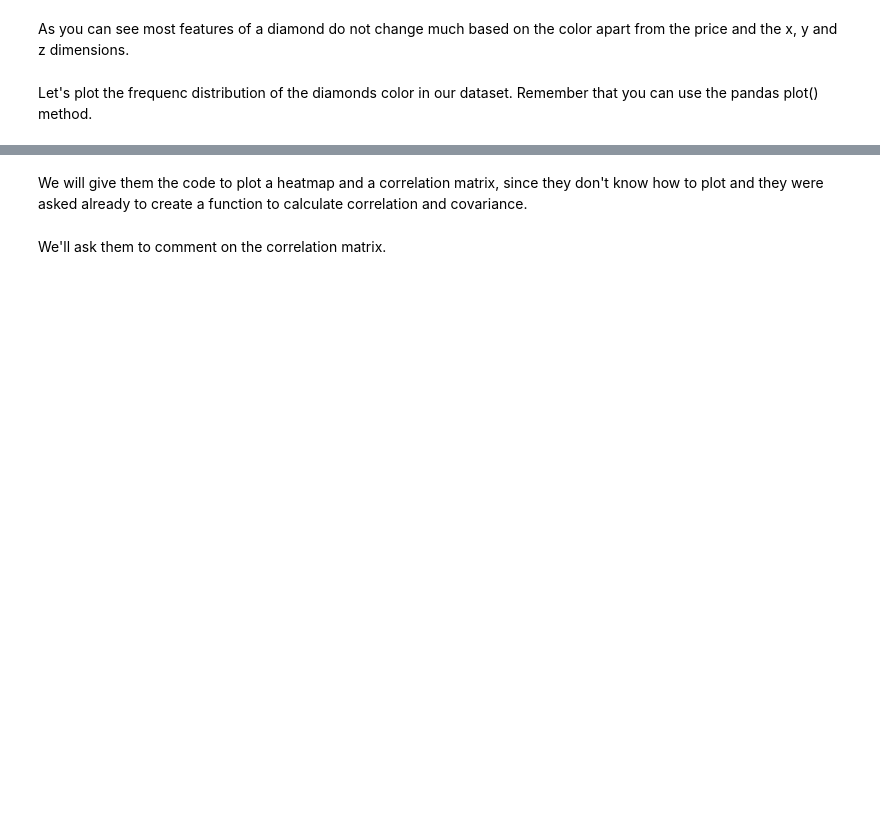
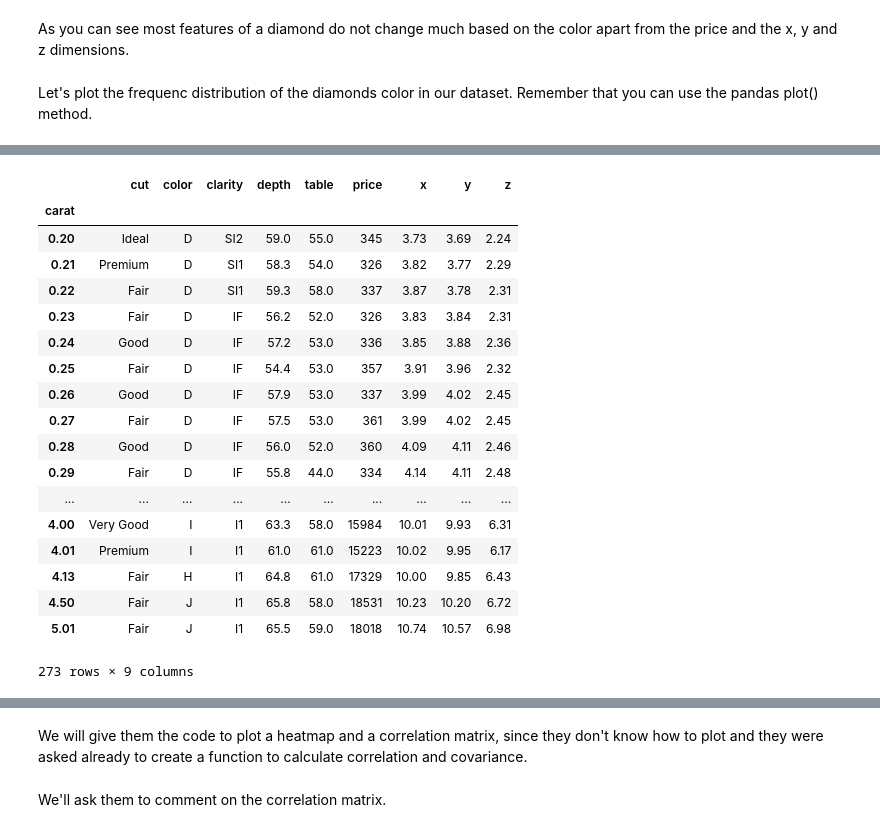
Before and after one commit to ta-data-bcn/Review-W4-Data-Cleaning-And-Descriptive-Statistics, a Jupyter notebook: main.ipynb, the cells around one changed output, grey strips where cells are left out. Cells and saved outputs as stored; diff of their text form; code cells hidden in the pictures; blank space fills up the shorter version.

```diff
--- a/main.ipynb
+++ b/main.ipynb
@@ -174,0 +406,22 @@ diamonds.describe()
+# %%
+diamonds.groupby('carat').min()
+# %% [output]
+|  | cut | color | clarity | depth | table | price | x | y | z |
+| carat |  |  |  |  |  |  |  |  |  |
+| 0.20 | Ideal | D | SI2 | 59.0 | 55.0 | 345 | 3.73 | 3.69 | 2.24 |
+| 0.21 | Premium | D | SI1 | 58.3 | 54.0 | 326 | 3.82 | 3.77 | 2.29 |
+| 0.22 | Fair | D | SI1 | 59.3 | 58.0 | 337 | 3.87 | 3.78 | 2.31 |
+| 0.23 | Fair | D | IF | 56.2 | 52.0 | 326 | 3.83 | 3.84 | 2.31 |
+| 0.24 | Good | D | IF | 57.2 | 53.0 | 336 | 3.85 | 3.88 | 2.36 |
+| 0.25 | Fair | D | IF | 54.4 | 53.0 | 357 | 3.91 | 3.96 | 2.32 |
+| 0.26 | Good | D | IF | 57.9 | 53.0 | 337 | 3.99 | 4.02 | 2.45 |
+| 0.27 | Fair | D | IF | 57.5 | 53.0 | 361 | 3.99 | 4.02 | 2.45 |
+| 0.28 | Good | D | IF | 56.0 | 52.0 | 360 | 4.09 | 4.11 | 2.46 |
+| 0.29 | Fair | D | IF | 55.8 | 44.0 | 334 | 4.14 | 4.11 | 2.48 |
+| ... | ... | ... | ... | ... | ... | ... | ... | ... | ... |
+| 4.00 | Very Good | I | I1 | 63.3 | 58.0 | 15984 | 10.01 | 9.93 | 6.31 |
+| 4.01 | Premium | I | I1 | 61.0 | 61.0 | 15223 | 10.02 | 9.95 | 6.17 |
+| 4.13 | Fair | H | I1 | 64.8 | 61.0 | 17329 | 10.00 | 9.85 | 6.43 |
+| 4.50 | Fair | J | I1 | 65.8 | 58.0 | 18531 | 10.23 | 10.20 | 6.72 |
+| 5.01 | Fair | J | I1 | 65.5 | 59.0 | 18018 | 10.74 | 10.57 | 6.98 |
+273 rows × 9 columns
```
Also changed, not shown: parts of 39 cells of this notebook.
